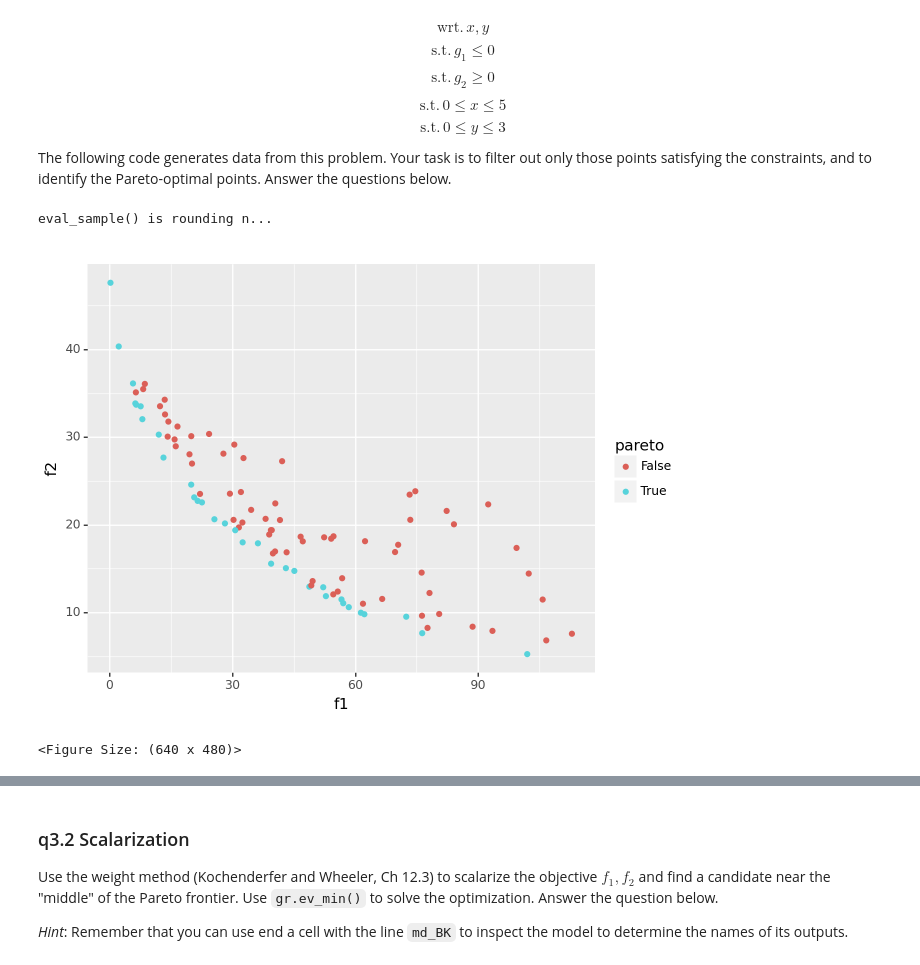
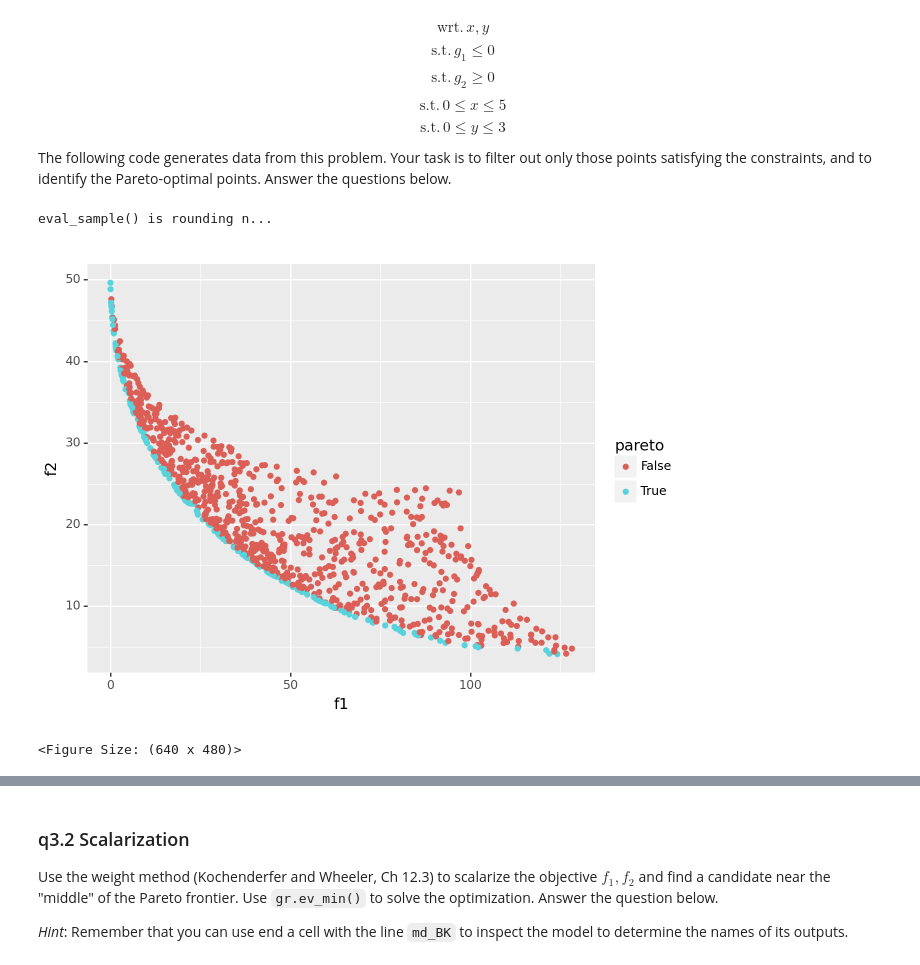
Before and after one commit to amineeva/PDO, a Jupyter notebook: assignments/nb3-pareto-assignment.ipynb, the cells around one changed output, grey strips where cells are left out. Cells and saved outputs as stored; diff of their text form; code cells hidden in the pictures.

Commit message:
Add pareto frontier images to q3.1 response

```diff
--- a/assignments/nb3-pareto-assignment.ipynb
+++ b/assignments/nb3-pareto-assignment.ipynb
@@ -561,35 +561,35 @@ df_random = (
         x=dict(dist="uniform", loc=0, scale=5),
         y=dict(dist="uniform", loc=0, scale=3),
     )
     >> gr.cp_copula_independence()
-    >> gr.ev_sample(n=1e2, df_det="nom", seed=102)
+    >> gr.ev_sample(n=1e3, df_det="nom", seed=102)
 )
 
 # TASK: Filter the data, compute the Pareto points
 df_BK = (
     df_random
     >> gr.tf_filter(DF["x"] <= 5)
     >> gr.tf_filter(DF["x"] >= 0)
     >> gr.tf_filter(DF["y"] <= 3)
     >> gr.tf_filter(DF["y"] >= 0)
     >>gr.tf_mutate(
         pareto = gr.pareto_min(
             +DF["f1"],
             +DF["f2"]
         )
     )
     )
 
 
 # NOTE: No need to edit; this visualizes your results
 (
     df_BK
     >> gr.ggplot(gr.aes("f1", "f2"))
     + gr.geom_point(gr.aes(color="pareto"))
 )
 # %% [output]
 eval_sample() is rounding n...
-[figure, old version]
+[figure, new version]
 <Figure Size: (640 x 480)>
 # %% [markdown]
 *Observe*: **QUESTION**
```
Also changed, not shown: parts of 1 cell of this notebook, 3 other files.
